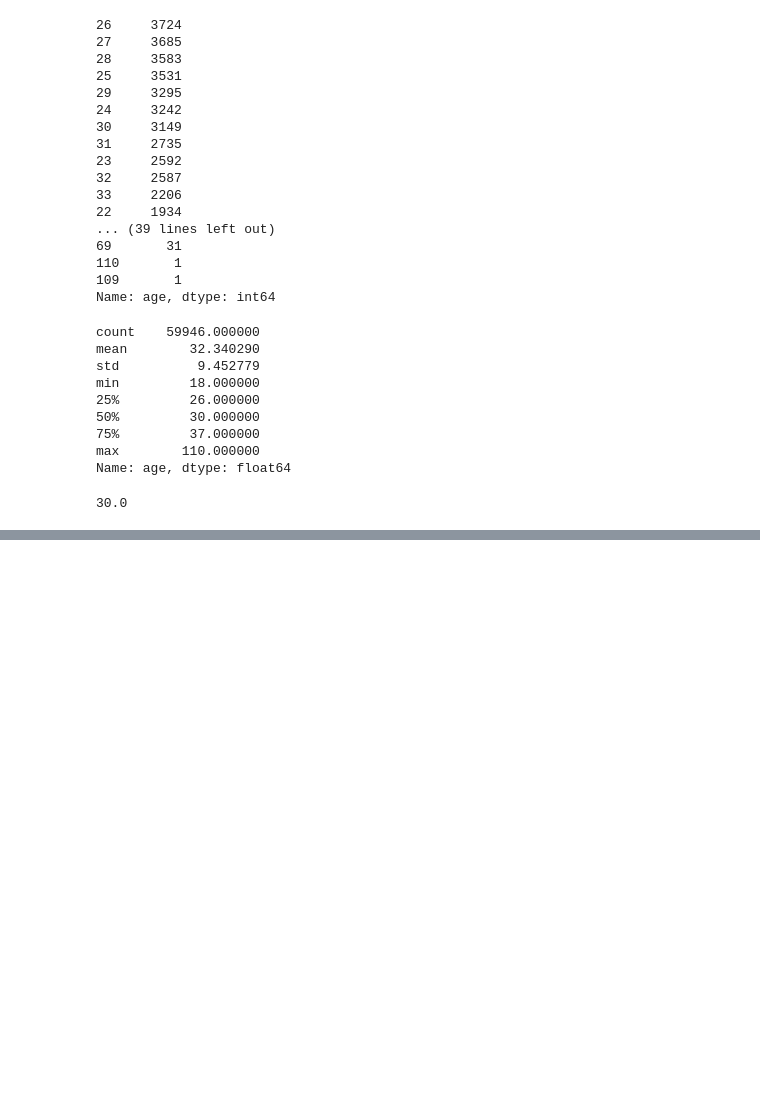
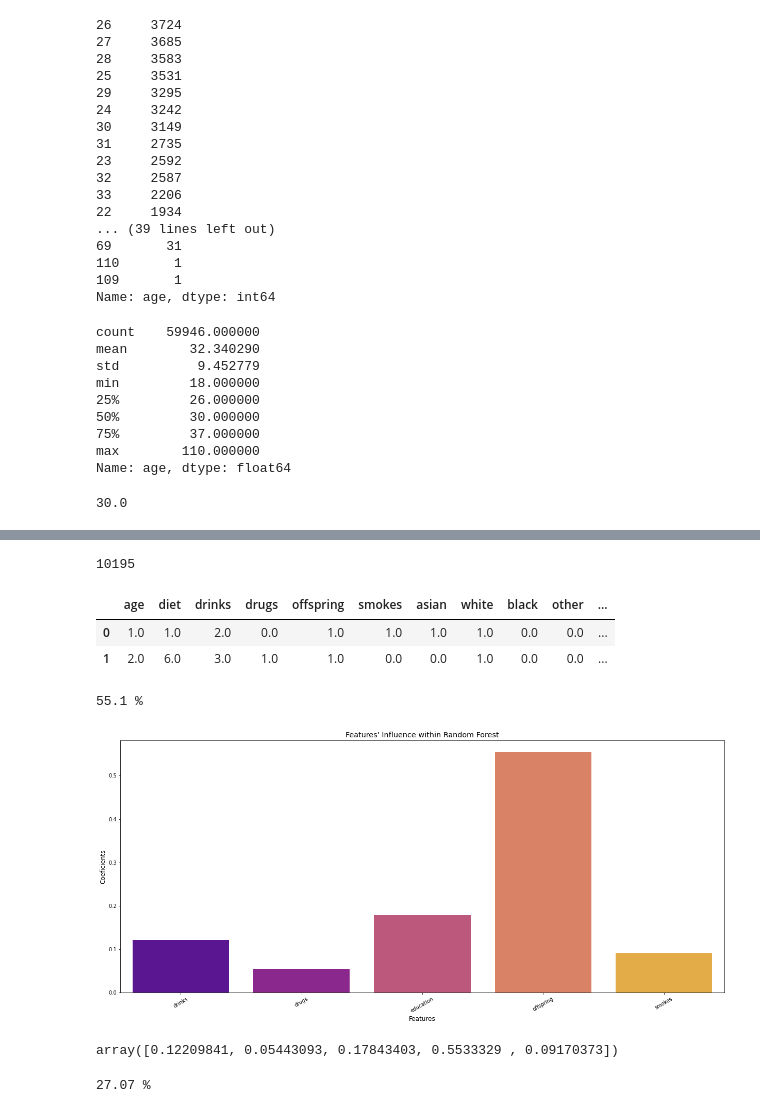
Before and after one commit to 3quetra/portfolio, a Jupyter notebook: ml/supervised_learning/dating_app_profiles_analysis.ipynb, the cells around one changed output, grey strips where cells are left out. Drawn from its saved outputs; the diff is of its cells as text; code cells hidden in the pictures; blank space fills up the shorter version.

Commit message:
Add mapping & Forest Model

```diff
--- a/ml/supervised_learning/dating_app_profiles_analysis.ipynb
+++ b/ml/supervised_learning/dating_app_profiles_analysis.ipynb
@@ -197,0 +259,4 @@ TBC
+# %%
+age_labels_features = mix_profiles[['age', 'drinks', 'drugs', 'education', 'offspring', 'smokes']]
+age_labels_features = age_labels_features.dropna().copy()
+len(age_labels_features)
@@ -197,0 +265,4 @@ TBC
+# %%
+age_labels = age_labels_features[['age']]
+age_features = age_labels_features[['drinks', 'drugs', 'education', 'offspring', 'smokes']]
+age_features.head(2)
@@ -197,0 +278,68 @@ TBC
+# %%
+relig_labels_features = mix_profiles[[
+    'age', 'diet', 'drinks', 'drugs', 'offspring',
+    'smokes', 'asian', 'white', 'black', 'other', 'num_religion',
+    'hispanic / latin', 'pacific islander', 'native american', 'middle eastern', 'indian'
+    ]]
+relig_labels_features = relig_labels_features.dropna().copy()
+len(relig_labels_features)
+# %% [output]
+10195
+# %%
+relig_labels = relig_labels_features[['num_religion']]
+relig_features = relig_labels_features[[
+    'age', 'diet', 'drinks', 'drugs', 'offspring',
+    'smokes', 'asian', 'white', 'black', 'other',
+    'hispanic / latin', 'pacific islander', 'native american', 'middle eastern', 'indian'
+    ]]
+relig_features.head(2)
+# %% [output]
+|  | age | diet | drinks | drugs | offspring | smokes | asian | white | black | other | ... |
+| 0 | 1.0 | 1.0 | 2.0 | 0.0 | 1.0 | 1.0 | 1.0 | 1.0 | 0.0 | 0.0 | ... |
+| 1 | 2.0 | 6.0 | 3.0 | 1.0 | 1.0 | 0.0 | 0.0 | 1.0 | 0.0 | 0.0 | ... |
+# %%
+train_data_a, test_data_a, train_labels_a, test_labels_a = train_test_split(age_features, age_labels, random_state=2)
+train_data_r, test_data_r, train_labels_r, test_labels_r = train_test_split(relig_features, relig_labels, random_state=6)
+# %%
+# Instantiate classifier
+forest_a = RandomForestClassifier(random_state=1)
+# Train classifier
+forest_a.fit(train_data_a, train_labels_a.values.ravel())
+# Get accuracy of the classifier
+print(round(forest_a.score(test_data_a, test_labels_a), 4)*100, '%')
+# %% [output]
+55.1 %
+# %%
+def visualise_barchart(feature_lst, values):
+    # Prepare grid
+    plt.figure(figsize = (21,9))
+
+    # Draw barplot
+    ax = sns.barplot(x = feature_lst, y = values, palette='plasma')
+
+    # Add descriptions
+    plt.title('Features\' Influence within Random Forest', fontsize='x-large')
+    plt.xlabel('Features', fontsize='large')
+    plt.ylabel('Coeficients', fontsize='large')
+    ax.set_xticklabels(feature_lst, rotation=30)
+
+    return plt.show()
+
+visualise_barchart(
+    forest_a.feature_names_in_,
+    forest_a.feature_importances_)
+# %% [output]
+[figure, added]
+# %%
+forest_a.feature_importances_
+# %% [output]
+array([0.12209841, 0.05443093, 0.17843403, 0.5533329 , 0.09170373])
+# %%
+# Instantiate classifier
+forest_r = RandomForestClassifier(random_state=6)
+# Train classifier
+forest_r.fit(train_data_r, train_labels_r.values.ravel())
+# Get accuracy of the classifier
+print(round(forest_r.score(test_data_r, test_labels_r), 4)*100, '%')
+# %% [output]
+27.07 %
```
Also changed, not shown: parts of 13 cells of this notebook.
